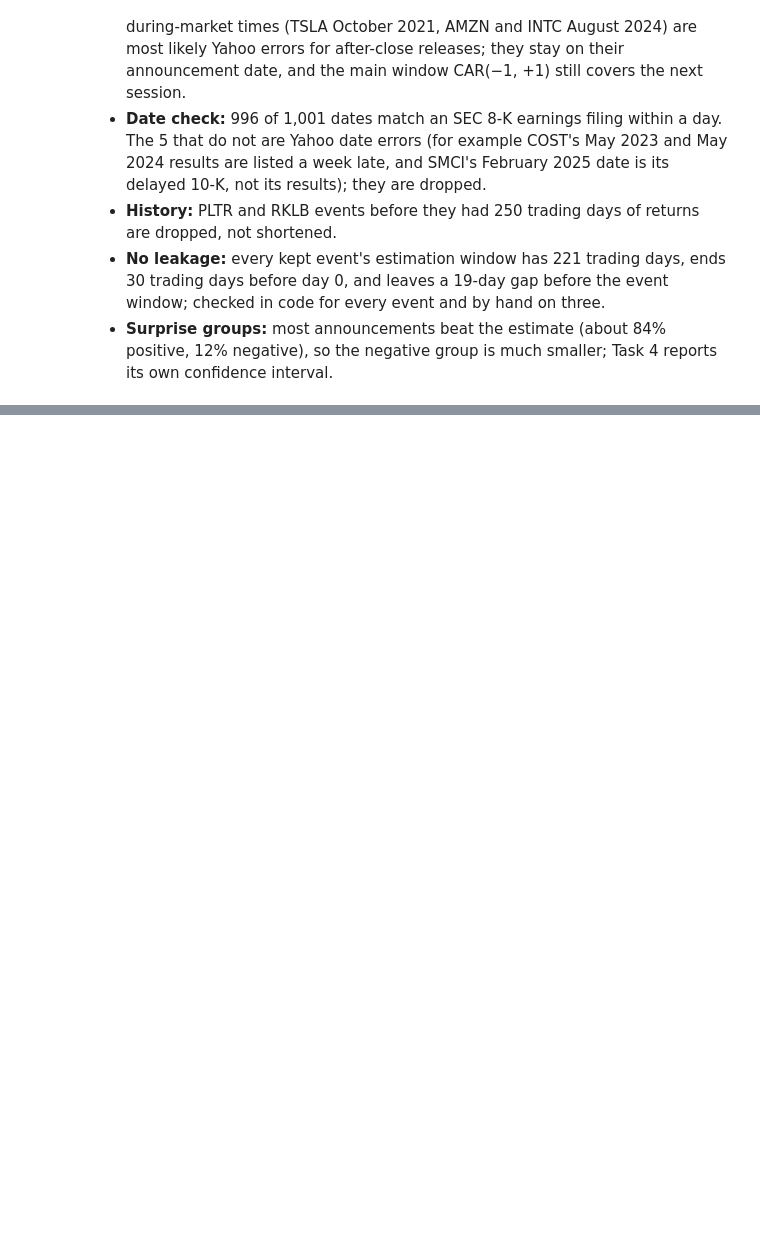
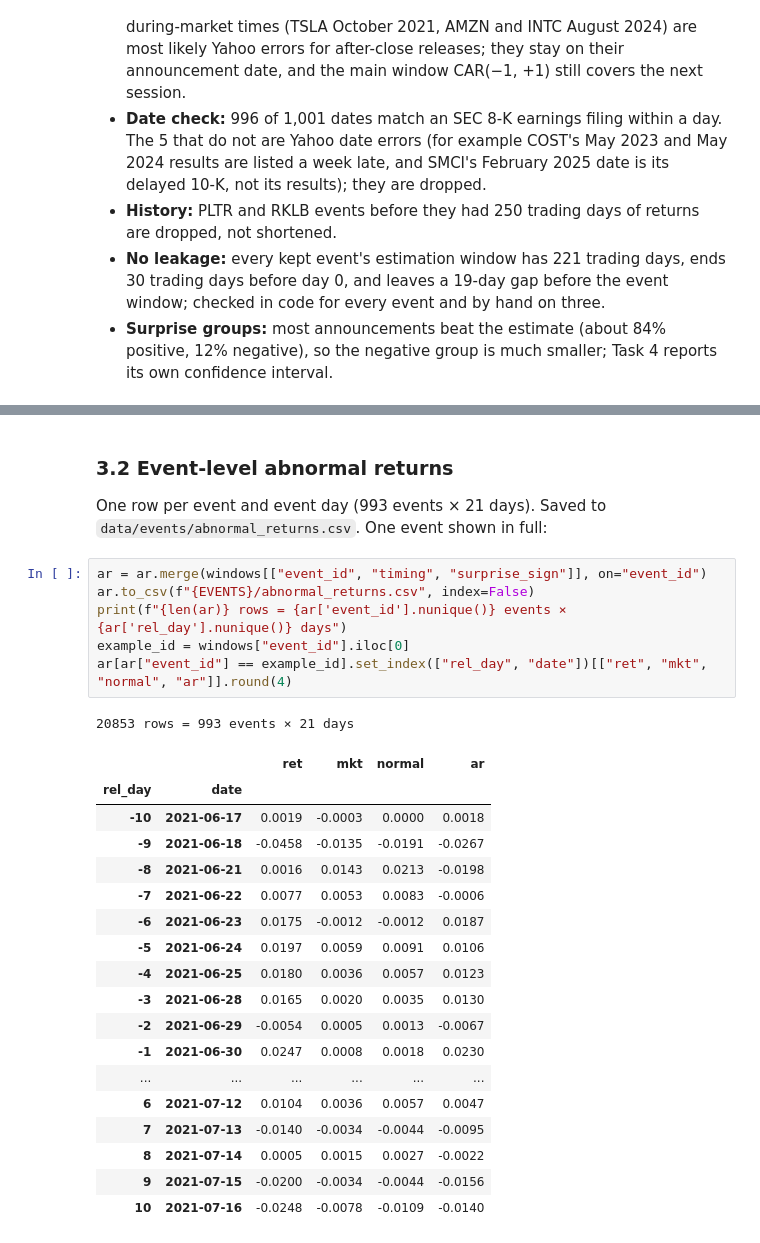
Before and after one commit to jialucharlottewu/LendoCapital, a Jupyter notebook: notebooks/week4/event_study.ipynb, the cells around one changed output, grey strips where cells are left out. Drawn from its saved outputs; the diff is of its cells as text; blank space fills up the shorter version.

```diff
--- a/notebooks/week4/event_study.ipynb
+++ b/notebooks/week4/event_study.ipynb
@@ -426,0 +458,29 @@ summary
+# %% [markdown]
+### 3.2 Event-level abnormal returns
+One row per event and event day (993 events × 21 days). Saved to `data/events/abnormal_returns.csv`. One event shown in full:
+# %%
+ar = ar.merge(windows[["event_id", "timing", "surprise_sign"]], on="event_id")
+ar.to_csv(f"{EVENTS}/abnormal_returns.csv", index=False)
+print(f"{len(ar)} rows = {ar['event_id'].nunique()} events × {ar['rel_day'].nunique()} days")
+example_id = windows["event_id"].iloc[0]
+ar[ar["event_id"] == example_id].set_index(["rel_day", "date"])[["ret", "mkt", "normal", "ar"]].round(4)
+# %% [output]
+20853 rows = 993 events × 21 days
+|  |  | ret | mkt | normal | ar |
+| rel_day | date |  |  |  |  |
+| -10 | 2021-06-17 | 0.0019 | -0.0003 | 0.0000 | 0.0018 |
+| -9 | 2021-06-18 | -0.0458 | -0.0135 | -0.0191 | -0.0267 |
+| -8 | 2021-06-21 | 0.0016 | 0.0143 | 0.0213 | -0.0198 |
+| -7 | 2021-06-22 | 0.0077 | 0.0053 | 0.0083 | -0.0006 |
+| -6 | 2021-06-23 | 0.0175 | -0.0012 | -0.0012 | 0.0187 |
+| -5 | 2021-06-24 | 0.0197 | 0.0059 | 0.0091 | 0.0106 |
+| -4 | 2021-06-25 | 0.0180 | 0.0036 | 0.0057 | 0.0123 |
+| -3 | 2021-06-28 | 0.0165 | 0.0020 | 0.0035 | 0.0130 |
+| -2 | 2021-06-29 | -0.0054 | 0.0005 | 0.0013 | -0.0067 |
+| -1 | 2021-06-30 | 0.0247 | 0.0008 | 0.0018 | 0.0230 |
+| ... | ... | ... | ... | ... | ... |
+| 6 | 2021-07-12 | 0.0104 | 0.0036 | 0.0057 | 0.0047 |
+| 7 | 2021-07-13 | -0.0140 | -0.0034 | -0.0044 | -0.0095 |
+| 8 | 2021-07-14 | 0.0005 | 0.0015 | 0.0027 | -0.0022 |
+| 9 | 2021-07-15 | -0.0200 | -0.0034 | -0.0044 | -0.0156 |
+| 10 | 2021-07-16 | -0.0248 | -0.0078 | -0.0109 | -0.0140 |
```
Also changed, not shown: parts of 16 cells of this notebook, 1 other file.
